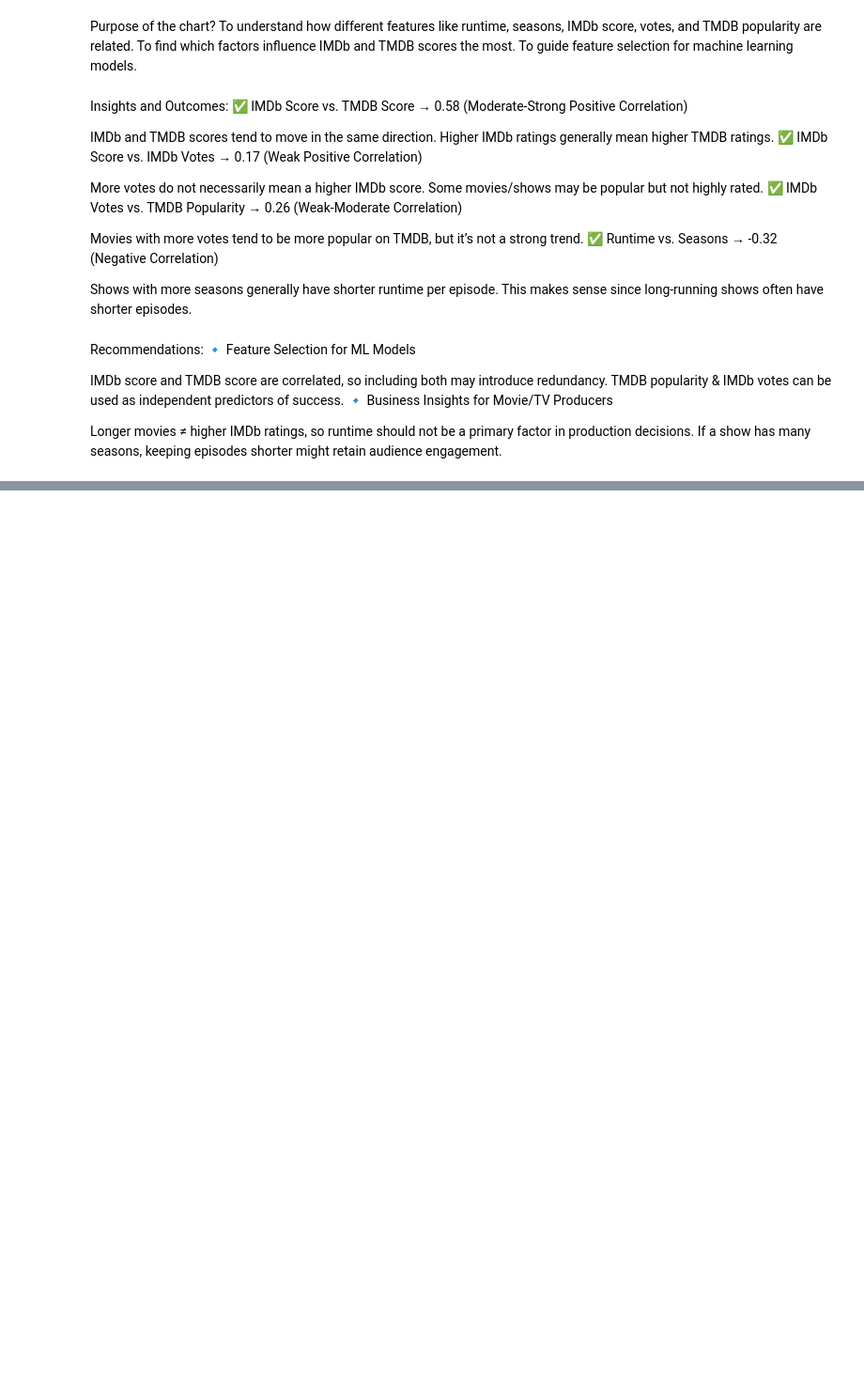
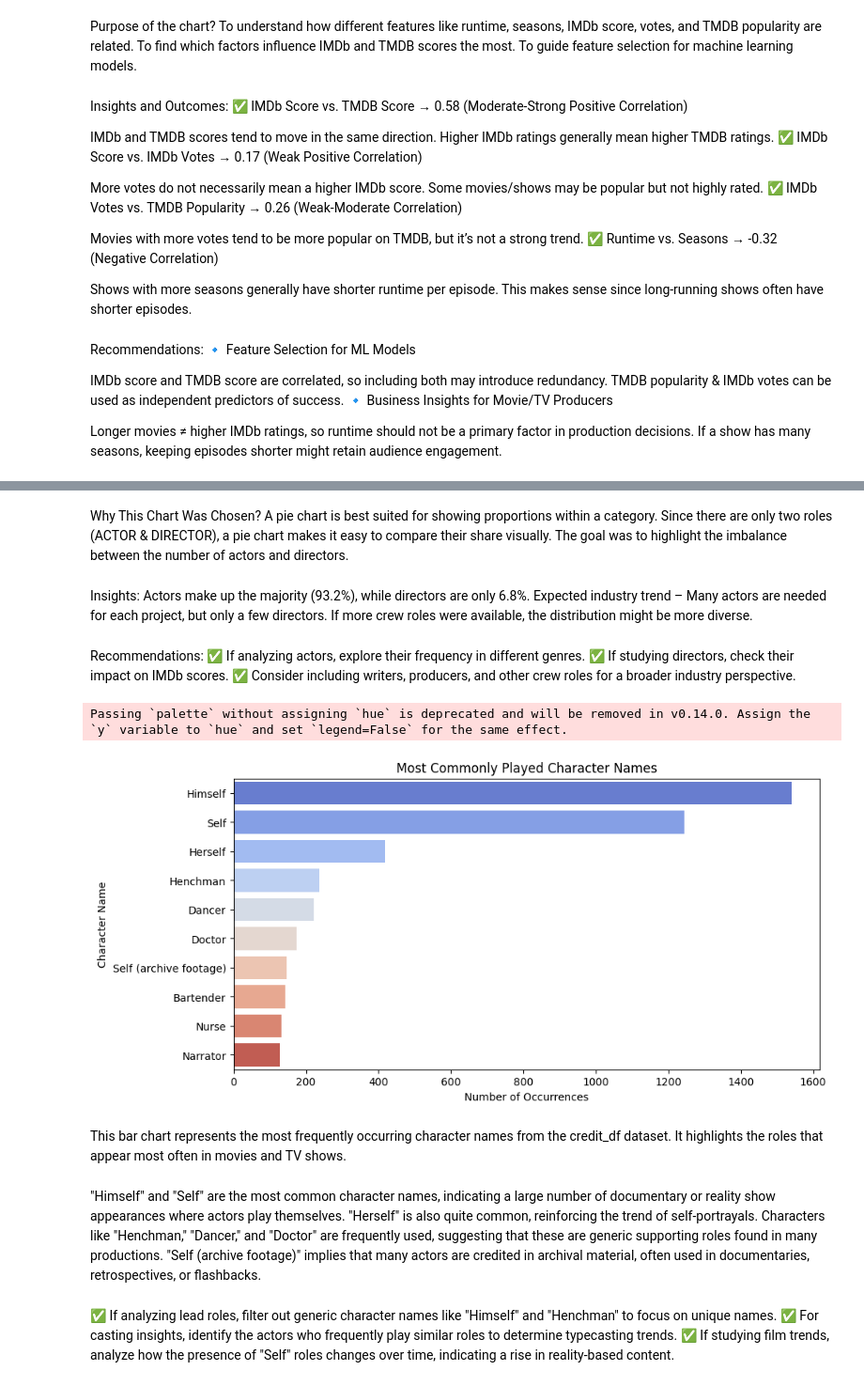
Before and after one commit to manishaachary13/Amazon-Prime, a Jupyter notebook: Amazon.ipynb, the cells around one changed output, grey strips where cells are left out. Shown at 94% size. Cells and saved outputs as stored; diff of their text form; code cells hidden in the pictures; blank space fills up the shorter version.

```diff
--- a/Amazon.ipynb
+++ b/Amazon.ipynb
@@ -602,0 +614,40 @@ If a show has many seasons, keeping episodes shorter might retain audience engag
+# %% [markdown]
+Why This Chart Was Chosen?
+A pie chart is best suited for showing proportions within a category.
+Since there are only two roles (ACTOR & DIRECTOR), a pie chart makes it easy to compare their share visually.
+The goal was to highlight the imbalance between the number of actors and directors.
+# %% [markdown]
+Insights:
+Actors make up the majority (93.2%), while directors are only 6.8%.
+Expected industry trend – Many actors are needed for each project, but only a few directors.
+If more crew roles were available, the distribution might be more diverse.
+# %% [markdown]
+Recommendations:
+✅ If analyzing actors, explore their frequency in different genres.
+✅ If studying directors, check their impact on IMDb scores.
+✅ Consider including writers, producers, and other crew roles for a broader industry perspective.
+# %%
+# Count character name occurrences
+top_characters = credits_df["character"].value_counts().head(10)
+
+# Plot
+plt.figure(figsize=(10, 5))
+sns.barplot(x=top_characters.values, y=top_characters.index, palette="coolwarm")
+plt.xlabel("Number of Occurrences")
+plt.ylabel("Character Name")
+plt.title("Most Commonly Played Character Names")
+plt.show()
+# %% [output]
+Passing `palette` without assigning `hue` is deprecated and will be removed in v0.14.0. Assign the `y` variable to `hue` and set `legend=False` for the same effect.
+[figure, added]
+# %% [markdown]
+ This bar chart represents the most frequently occurring character names from the credit_df dataset. It highlights the roles that appear most often in movies and TV shows.
+# %% [markdown]
+"Himself" and "Self" are the most common character names, indicating a large number of documentary or reality show appearances where actors play themselves.
+"Herself" is also quite common, reinforcing the trend of self-portrayals.
+Characters like "Henchman," "Dancer," and "Doctor" are frequently used, suggesting that these are generic supporting roles found in many productions.
+"Self (archive footage)" implies that many actors are credited in archival material, often used in documentaries, retrospectives, or flashbacks.
+# %% [markdown]
+✅ If analyzing lead roles, filter out generic character names like "Himself" and "Henchman" to focus on unique names.
+✅ For casting insights, identify the actors who frequently play similar roles to determine typecasting trends.
+✅ If studying film trends, analyze how the presence of "Self" roles changes over time, indicating a rise in reality-based content.
```
Also changed, not shown: parts of 1 cell of this notebook.
